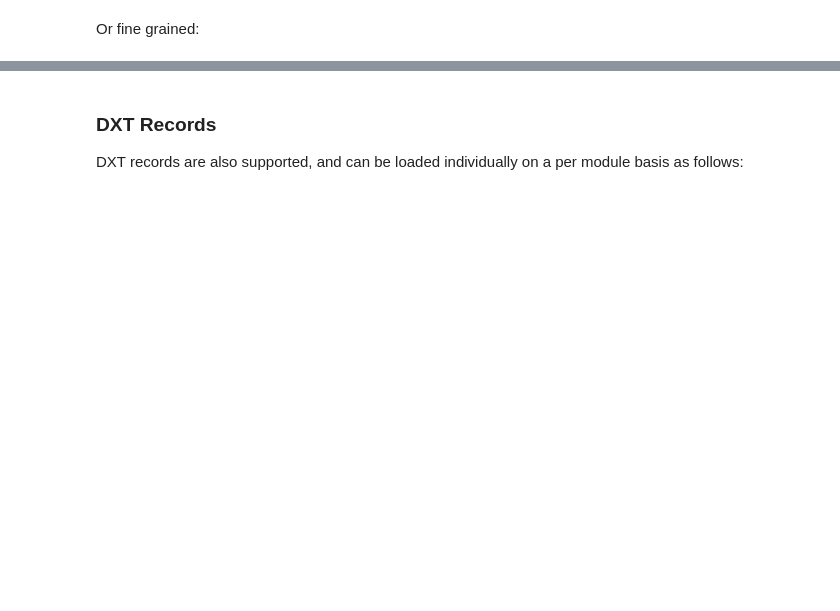
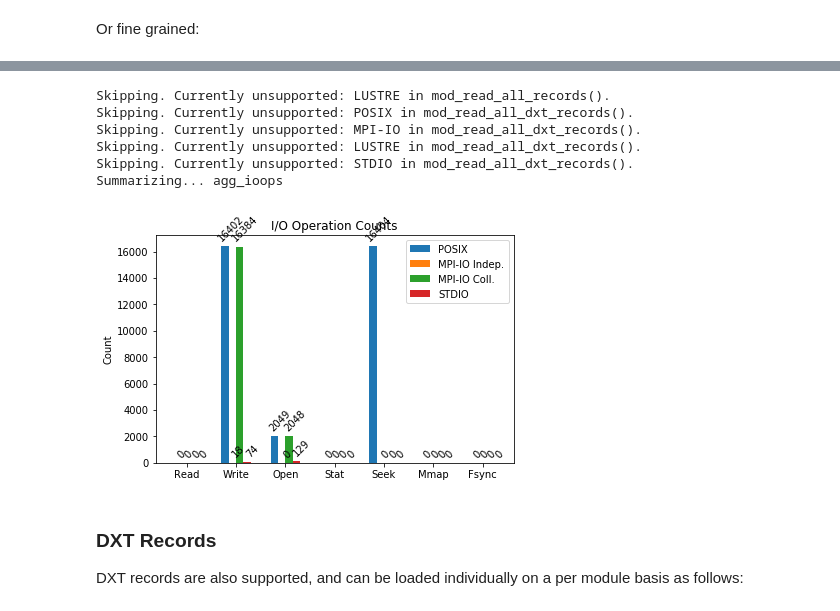
Before and after one commit to darshan-hpc/darshan, a Jupyter notebook: darshan-util/pydarshan/examples/01_darshan-introduction.ipynb, the cells around one changed output, grey strips where cells are left out. Drawn from its saved outputs; the diff is of its cells as text; code cells hidden in the pictures; blank space fills up the shorter version.

```diff
--- a/darshan-util/pydarshan/examples/01_darshan-introduction.ipynb
+++ b/darshan-util/pydarshan/examples/01_darshan-introduction.ipynb
@@ -111,3 +144,20 @@ report.agg_ioops()               # to create the combined operation type summary
+# %%
+import darshan
+darshan.enable_experimental(verbose=False)
+
+r3 = darshan.DarshanReport("example.darshan")
+r3.read_all()
+
+from darshan.experimental.plots.matplotlib import plot_opcounts
+plot_opcounts(r3)
+# %% [output]
+Skipping. Currently unsupported: LUSTRE in mod_read_all_records().
+Skipping. Currently unsupported: POSIX in mod_read_all_dxt_records().
+Skipping. Currently unsupported: MPI-IO in mod_read_all_dxt_records().
+Skipping. Currently unsupported: LUSTRE in mod_read_all_dxt_records().
+Skipping. Currently unsupported: STDIO in mod_read_all_dxt_records().
+Summarizing... agg_ioops
+[figure, added]
 # %% [markdown]
 ### DXT Records
 
```
Also changed, not shown: parts of 12 cells of this notebook, 5 other files.
